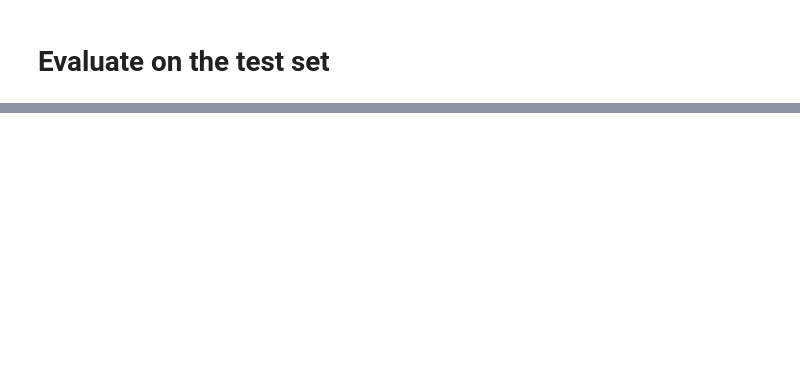
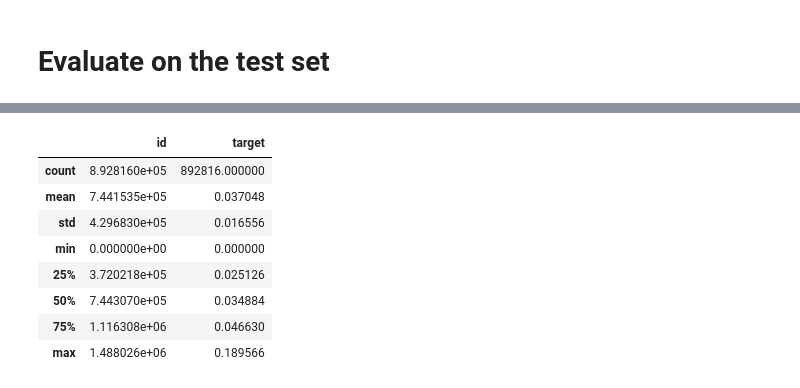
Before and after one commit to xiaoyu-wu/hands-on-machine-learning, a Jupyter notebook: kaggle/porto_seguro/porto_seguro.ipynb, the cells around one changed output, grey strips where cells are left out. Drawn from its saved outputs; the diff is of its cells as text; code cells hidden in the pictures; blank space fills up the shorter version.

```diff
--- a/kaggle/porto_seguro/porto_seguro.ipynb
+++ b/kaggle/porto_seguro/porto_seguro.ipynb
@@ -573,3 +682,17 @@ prediction_df.head()
+# %%
+prediction_df.loc[prediction_df['target'] > 1, 'target'] = 1
+prediction_df.loc[prediction_df['target'] < 0, 'target'] = 0
+prediction_df.describe()
+# %% [output]
+|  | id | target |
+| count | 8.928160e+05 | 892816.000000 |
+| mean | 7.441535e+05 | 0.037048 |
+| std | 4.296830e+05 | 0.016556 |
+| min | 0.000000e+00 | 0.000000 |
+| 25% | 3.720218e+05 | 0.025126 |
+| 50% | 7.443070e+05 | 0.034884 |
+| 75% | 1.116308e+06 | 0.046630 |
+| max | 1.488026e+06 | 0.189566 |
 # %%
 PREDICTION_FILE = "prediction.csv"
 prediction_df.to_csv(os.path.join(DATA_PATH, PREDICTION_FILE), index=False)
```
Also changed, not shown: parts of 42 cells of this notebook, 1 other file.
